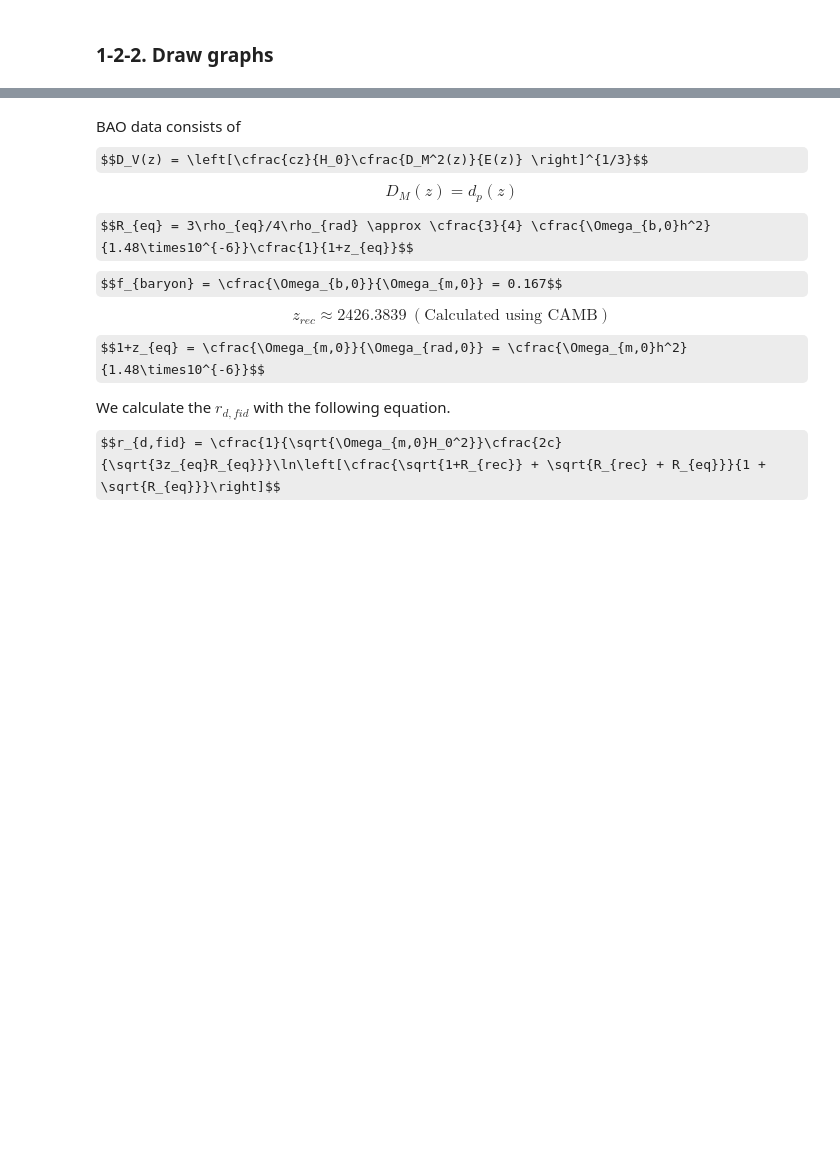
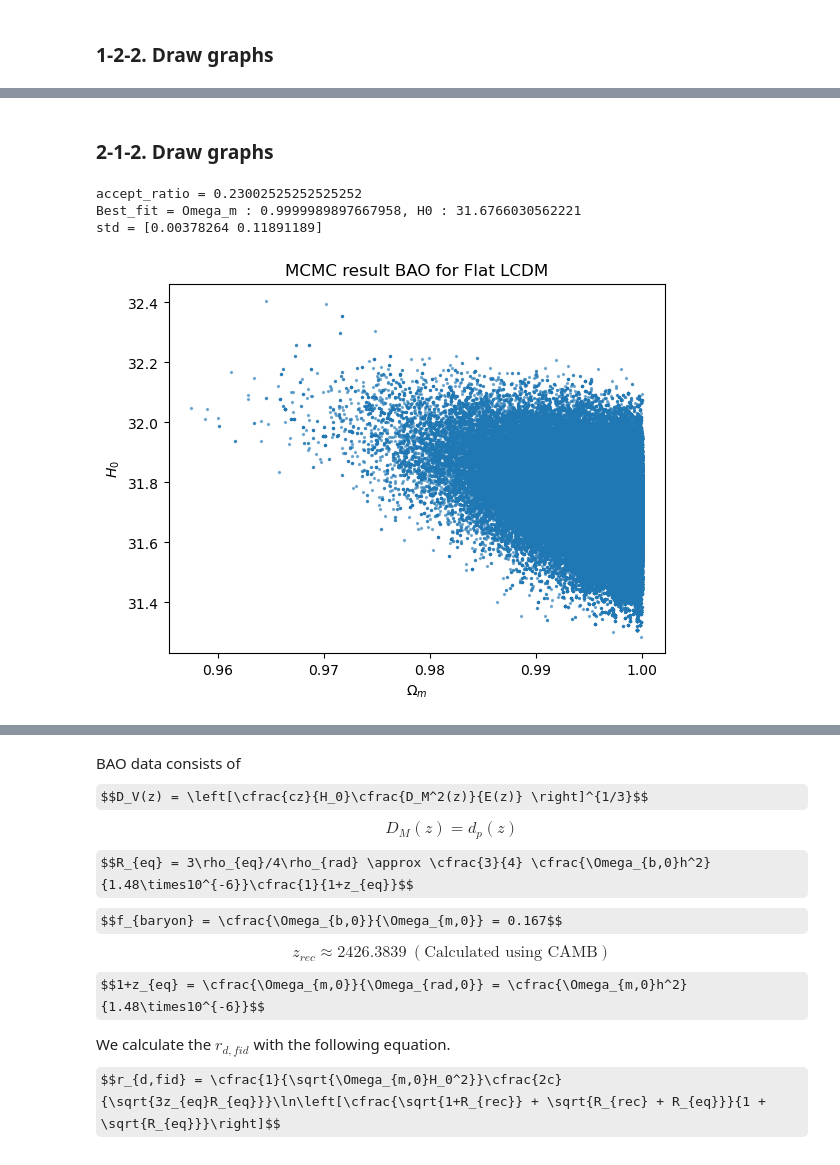
Before and after one commit to john1256/KASI_Ms, a Jupyter notebook: 2025/Field_research/Midterm_proj2_analmarg.ipynb, the cells around one changed output, grey strips where cells are left out. Cells and saved outputs as stored; diff of their text form; code cells hidden in the pictures; some formulas as TeX source; blank space fills up the shorter version.

```diff
--- a/2025/Field_research/Midterm_proj2_analmarg.ipynb
+++ b/2025/Field_research/Midterm_proj2_analmarg.ipynb
@@ -152,0 +191,23 @@ fig.tight_layout()
+# %% [markdown]
+### 2-1-2. Draw graphs
+# %%
+# real analysis
+results = np.load(f'./Results/MCMC_flat_BAO_0.npy'), np.load(f'./Results/MCMC_flat_BAO_1.npy'), np.load(f'./Results/MCMC_flat_BAO_2.npy'), np.load(f'./Results/MCMC_flat_BAO_3.npy')
+burn_in = 1000
+MCMC_fin = np.concatenate((results[0][:, burn_in:], results[1][:, burn_in:], results[2][:, burn_in:], results[3][:, burn_in:]), axis=1)
+accept_ratio = np.unique(MCMC_fin, axis=1).shape[1] / MCMC_fin.shape[1]
+Best_fit = MCMC_fin[:,np.argmax(MCMC_fin[-1])]
+std = np.std(MCMC_fin[0:2], axis=1)
+print(f'accept_ratio = {accept_ratio}')
+print(f'Best_fit = Omega_m : {Best_fit[0]}, H0 : {Best_fit[1]}')
+print(f'std = {std}')
+plt.scatter(MCMC_fin[0], MCMC_fin[1], s=2, alpha=0.5)
+plt.xlabel(r'$\Omega_m$')
+plt.ylabel(r'$H_0$')
+plt.title('MCMC result BAO for Flat LCDM')
+plt.savefig('./Figs/MCMC_flat_BAO.png', dpi=300, bbox_inches='tight')
+# %% [output]
+accept_ratio = 0.23002525252525252
+Best_fit = Omega_m : 0.9999989897667958, H0 : 31.6766030562221
+std = [0.00378264 0.11891189]
+[figure, added]
```
Also changed, not shown: parts of 41 cells of this notebook, 40 other files.
